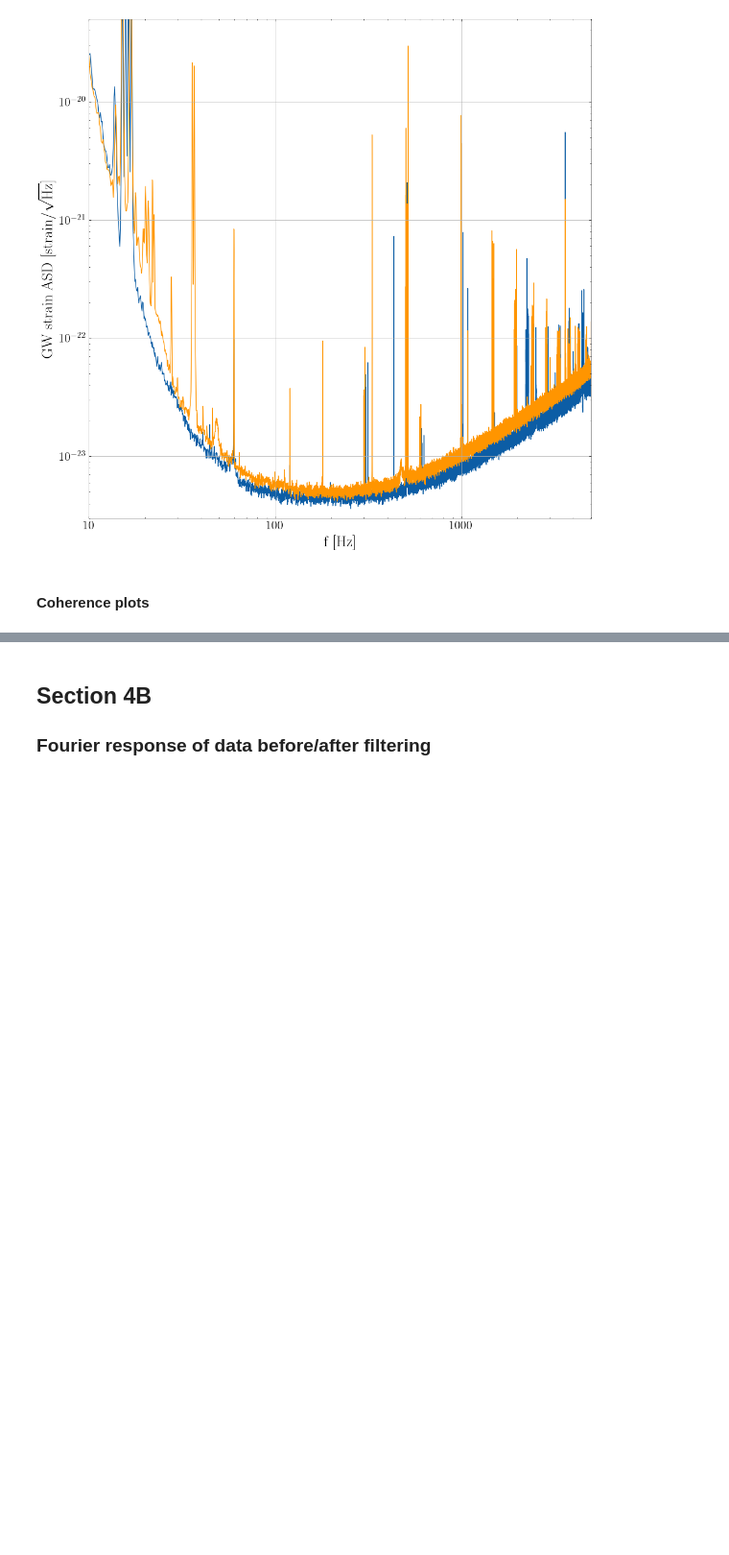
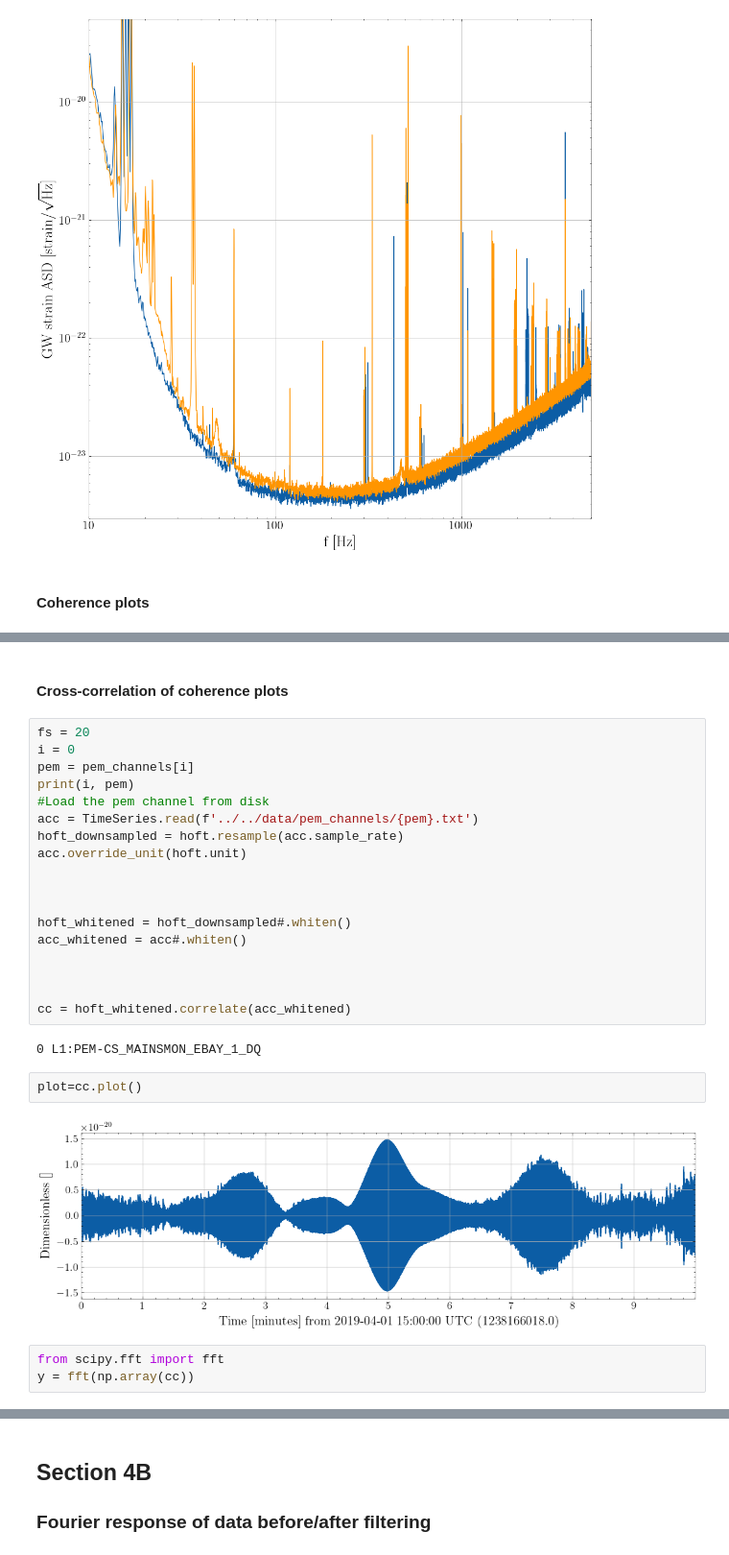
Before and after one commit to tomkimpson/ANC, a Jupyter notebook: src/plots_for_paper/all_plots_for_paper.ipynb, the cells around one changed output, grey strips where cells are left out. Shown at 96% size. Saved outputs shown, nothing was run; the diff lists cells and outputs as text; blank space fills up the shorter version.

Commit message:
coherence v cross-correlation

```diff
--- a/src/plots_for_paper/all_plots_for_paper.ipynb
+++ b/src/plots_for_paper/all_plots_for_paper.ipynb
@@ -177,0 +171,29 @@ plt.savefig(f'../../data/images/{fname}',bbox_inches='tight',dpi=300)
+# %% [markdown]
+#### Cross-correlation of coherence plots
+# %%
+fs = 20
+i = 0
+pem = pem_channels[i]
+print(i, pem)
+#Load the pem channel from disk
+acc = TimeSeries.read(f'../../data/pem_channels/{pem}.txt')
+hoft_downsampled = hoft.resample(acc.sample_rate)
+acc.override_unit(hoft.unit)
+
+
+
+hoft_whitened = hoft_downsampled#.whiten()
+acc_whitened = acc#.whiten()
+
+
+
+cc = hoft_whitened.correlate(acc_whitened)
+# %% [output]
+0 L1:PEM-CS_MAINSMON_EBAY_1_DQ
+# %%
+plot=cc.plot()
+# %% [output]
+[figure, added]
+# %%
+from scipy.fft import fft
+y = fft(np.array(cc))
```
Also changed, not shown: parts of 5 cells of this notebook, 9 other files.
